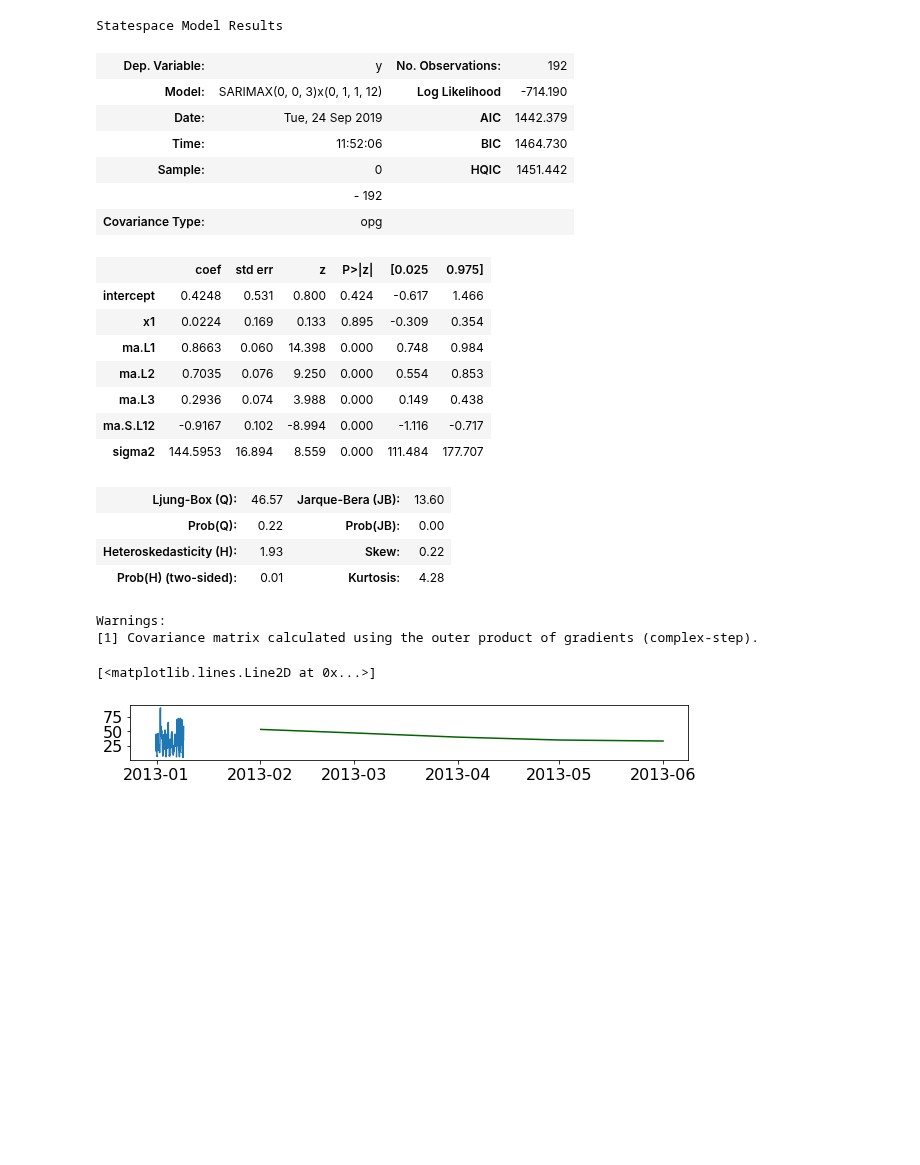
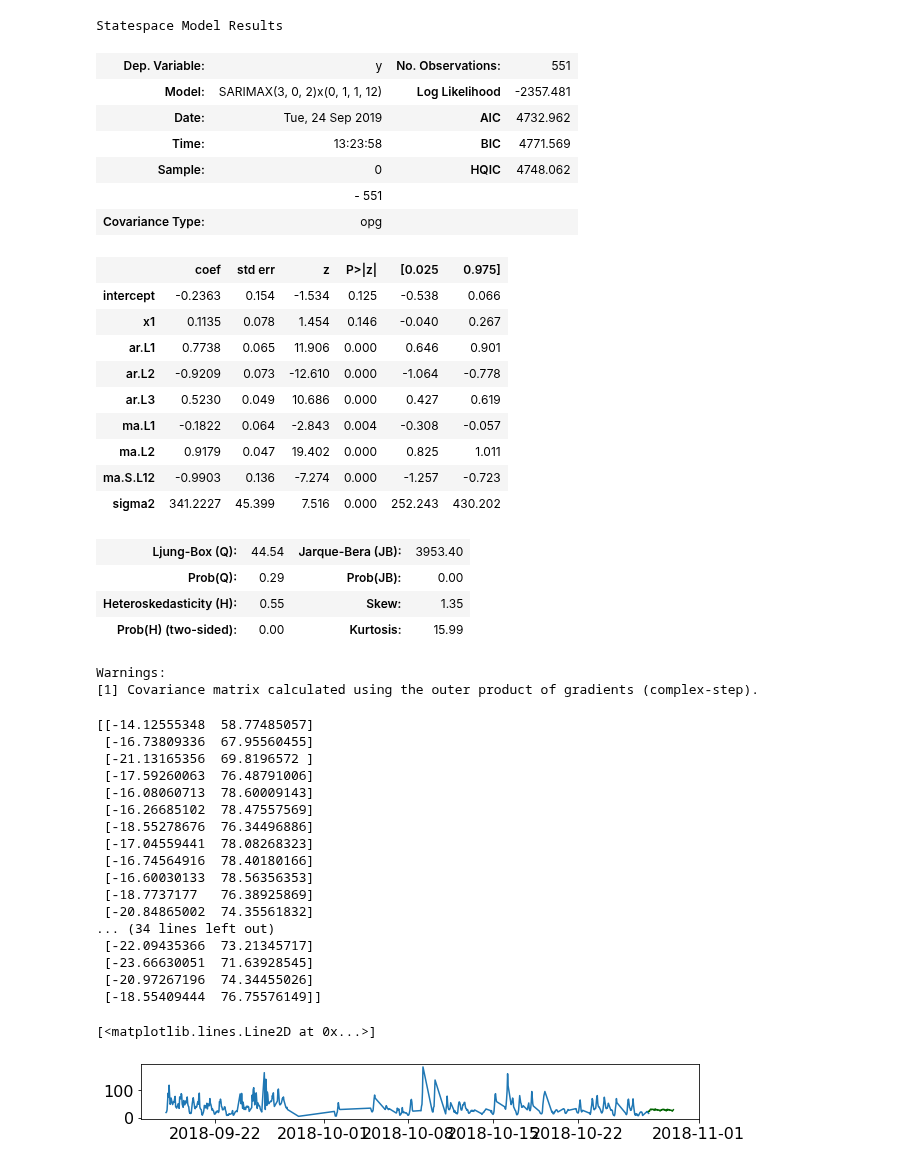
Before and after one commit to aety/insight, a Jupyter notebook: RATP/air/pickleToData_metroVsStreet_SARIMAX.ipynb, the cells around one changed output. Cells and saved outputs as stored; diff of their text form; code cells hidden in the pictures; blank space fills up the shorter version.

```diff
--- a/RATP/air/pickleToData_metroVsStreet_SARIMAX.ipynb
+++ b/RATP/air/pickleToData_metroVsStreet_SARIMAX.ipynb
@@ -27,9 +20,9 @@ df2.y = test
 # merge two dataframes matching
 df_merge = df1.merge(df2, left_on='ds', right_on='ds', how='inner')
 df_merge_org = df_merge
-df_merge = df_merge[0:200] # extract a small part
+df_merge = df_merge[50000:51000] # extract a small part
 
 plt.scatter(df_merge['ds'],df_merge['y_x'])
 plt.scatter(df_merge['ds'],df_merge['y_y'])
-print(len(df_merge))
+plt.autoscale(enable=True, axis='x', tight=True)
 # %% [output]
@@ -89,58 +84,78 @@ Total fit time: 87.916 seconds
 sxmodel.summary()
 # %% [output]
 Statespace Model Results
-| Dep. Variable: | y | No. Observations: | 192 |
-| Model: | SARIMAX(0, 0, 3)x(0, 1, 1, 12) | Log Likelihood | -714.190 |
-| Date: | Tue, 24 Sep 2019 | AIC | 1442.379 |
-| Time: | 11:52:06 | BIC | 1464.730 |
-| Sample: | 0 | HQIC | 1451.442 |
-|  | - 192 |  |  |
+| Dep. Variable: | y | No. Observations: | 551 |
+| Model: | SARIMAX(3, 0, 2)x(0, 1, 1, 12) | Log Likelihood | -2357.481 |
+| Date: | Tue, 24 Sep 2019 | AIC | 4732.962 |
+| Time: | 13:23:58 | BIC | 4771.569 |
+| Sample: | 0 | HQIC | 4748.062 |
+|  | - 551 |  |  |
 | Covariance Type: | opg |  |  |
 |  | coef | std err | z | P>|z| | [0.025 | 0.975] |
-| intercept | 0.4248 | 0.531 | 0.800 | 0.424 | -0.617 | 1.466 |
-| x1 | 0.0224 | 0.169 | 0.133 | 0.895 | -0.309 | 0.354 |
-| ma.L1 | 0.8663 | 0.060 | 14.398 | 0.000 | 0.748 | 0.984 |
-| ma.L2 | 0.7035 | 0.076 | 9.250 | 0.000 | 0.554 | 0.853 |
-| ma.L3 | 0.2936 | 0.074 | 3.988 | 0.000 | 0.149 | 0.438 |
-| ma.S.L12 | -0.9167 | 0.102 | -8.994 | 0.000 | -1.116 | -0.717 |
-| sigma2 | 144.5953 | 16.894 | 8.559 | 0.000 | 111.484 | 177.707 |
+| intercept | -0.2363 | 0.154 | -1.534 | 0.125 | -0.538 | 0.066 |
+| x1 | 0.1135 | 0.078 | 1.454 | 0.146 | -0.040 | 0.267 |
+| ar.L1 | 0.7738 | 0.065 | 11.906 | 0.000 | 0.646 | 0.901 |
+| ar.L2 | -0.9209 | 0.073 | -12.610 | 0.000 | -1.064 | -0.778 |
+| ar.L3 | 0.5230 | 0.049 | 10.686 | 0.000 | 0.427 | 0.619 |
+| ma.L1 | -0.1822 | 0.064 | -2.843 | 0.004 | -0.308 | -0.057 |
+| ma.L2 | 0.9179 | 0.047 | 19.402 | 0.000 | 0.825 | 1.011 |
+| ma.S.L12 | -0.9903 | 0.136 | -7.274 | 0.000 | -1.257 | -0.723 |
+| sigma2 | 341.2227 | 45.399 | 7.516 | 0.000 | 252.243 | 430.202 |
-| Ljung-Box (Q): | 46.57 | Jarque-Bera (JB): | 13.60 |
-| Prob(Q): | 0.22 | Prob(JB): | 0.00 |
-| Heteroskedasticity (H): | 1.93 | Skew: | 0.22 |
-| Prob(H) (two-sided): | 0.01 | Kurtosis: | 4.28 |
+| Ljung-Box (Q): | 44.54 | Jarque-Bera (JB): | 3953.40 |
+| Prob(Q): | 0.29 | Prob(JB): | 0.00 |
+| Heteroskedasticity (H): | 0.55 | Skew: | 1.35 |
+| Prob(H) (two-sided): | 0.00 | Kurtosis: | 15.99 |
 Warnings:
 [1] Covariance matrix calculated using the outer product of gradients (complex-step).
 # %%
 # Forecast
 import numpy as np
-n_periods = 5
-df_merge_fcst = df_merge_org[201:206]
+n_periods = 50
+df_merge_fcst = df_merge_org[201:251]
 # %%
 fitted, confint = sxmodel.predict(n_periods=n_periods,
                                   exogenous=df_merge_fcst[['y_y']],
                                   return_conf_int=True)
 
-index_of_fc = pd.date_range(df_merge.iloc[-1].ds, periods = n_periods, freq='MS')
+index_of_fc = pd.date_range(df_merge.iloc[-1].ds, periods = n_periods, freq='H')
+print(confint)
 
 # make series for plotting purpose
 fitted_series = pd.Series(fitted, index=index_of_fc)
 lower_series = pd.Series(confint[:, 0], index=index_of_fc)
 upper_series = pd.Series(confint[:, 1], index=index_of_fc)
 
 # Plot
 #print(fitted_series)
 plt.figure(figsize=(10,1))
 plt.plot(df_merge['ds'],df_merge['y_x'])
 #df_merge_fcst['fitted'] = fitted_series
 #plt.figure(figsize=(10,1))
-plt.plot(fitted_series, color='darkgreen')
+plt.plot(fitted_series, color='darkgreen')#,marker="o")
 #plt.fill_between(lower_series.index,
 #                 lower_series,
 #                 upper_series,
 #                 color='k', alpha=.15)
 
 #plt.title("SARIMAX Forecast of a10 - Drug Sales")
 #plt.show()
 # %% [output]
-[<matplotlib.lines.Line2D at 0x...>]
+[[-14.12555348  58.77485057]
+ [-16.73809336  67.95560455]
+ [-21.13165356  69.8196572 ]
+ [-17.59260063  76.48791006]
+ [-16.08060713  78.60009143]
+ [-16.26685102  78.47557569]
+ [-18.55278676  76.34496886]
+ [-17.04559441  78.08268323]
+ [-16.74564916  78.40180166]
+ [-16.60030133  78.56356353]
+ [-18.7737177   76.38925869]
+ [-20.84865002  74.35561832]
+... (34 lines left out)
+ [-22.09435366  73.21345717]
+ [-23.66630051  71.63928545]
+ [-20.97267196  74.34455026]
+ [-18.55409444  76.75576149]]
+[<matplotlib.lines.Line2D at 0x...>]
-[figure, old version]
+[figure, new version]
```
Also changed, not shown: parts of 4 cells of this notebook.
